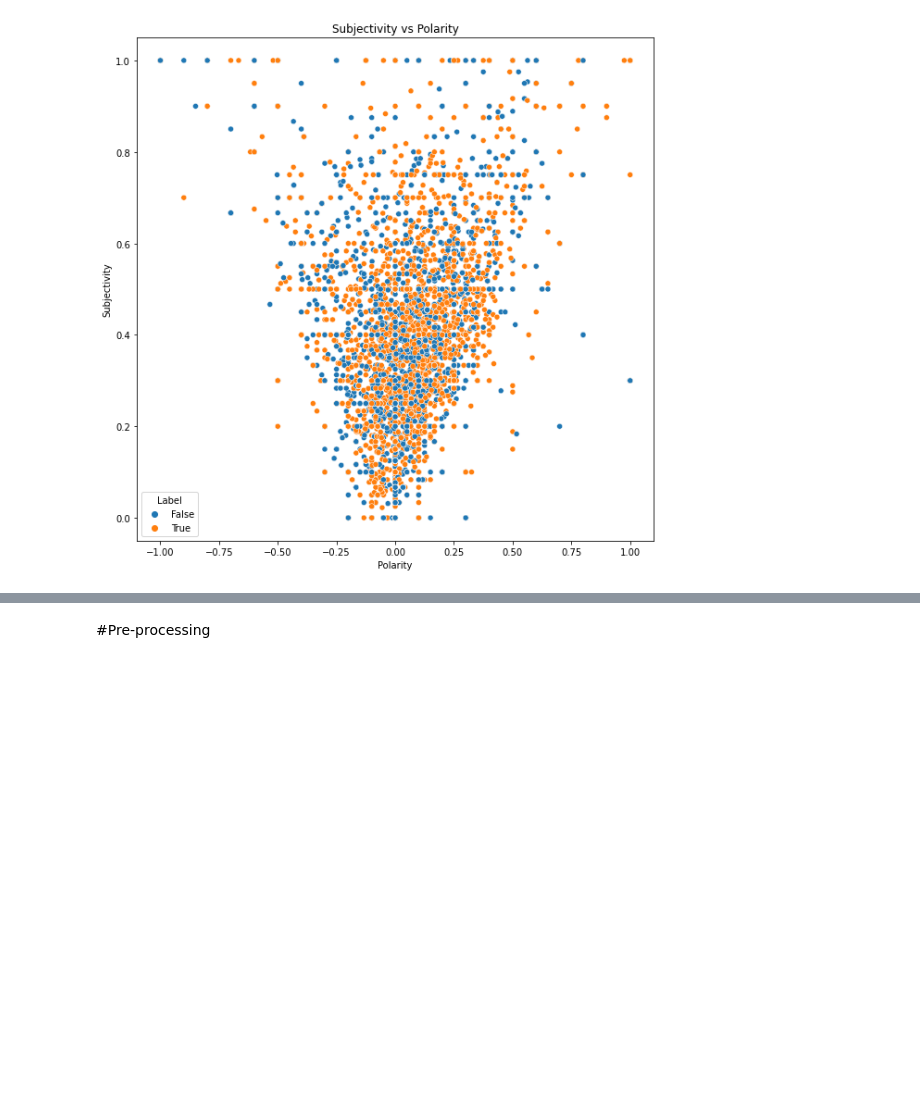
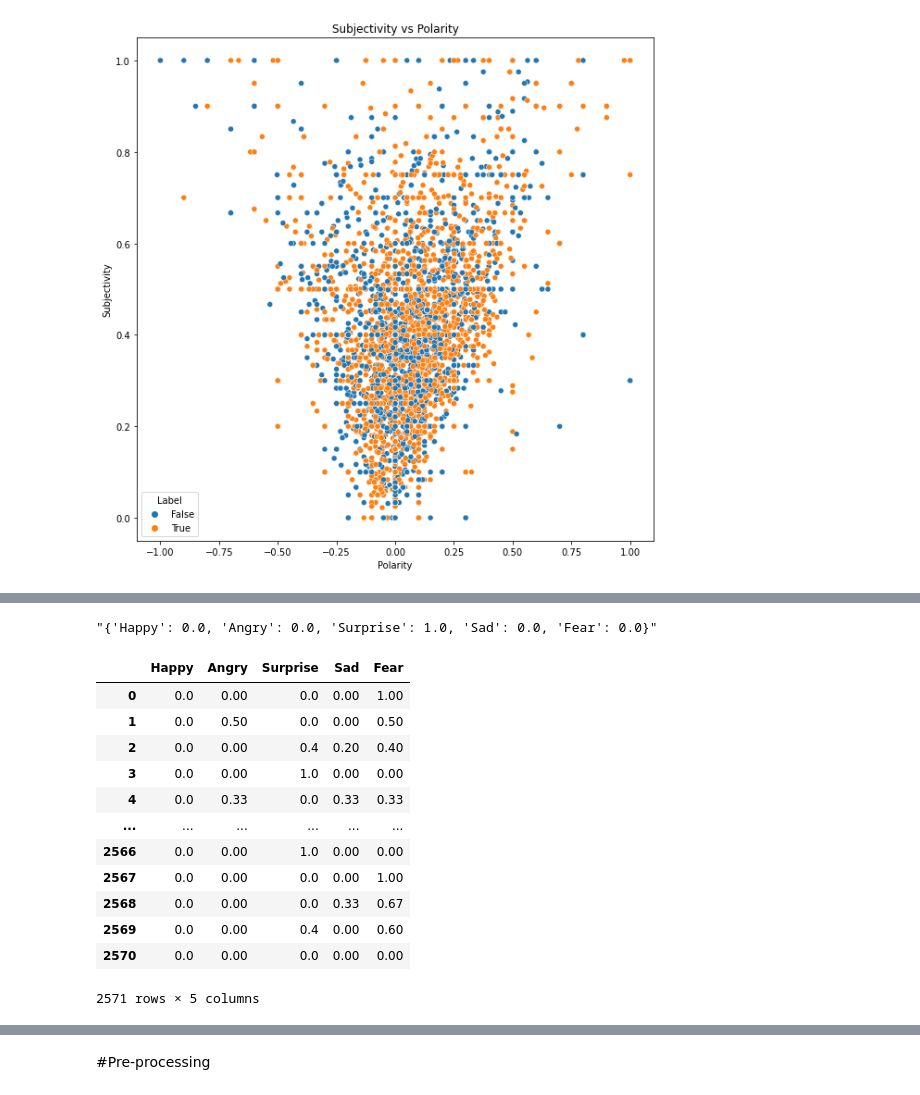
Before and after one commit to vasvarym/FakeNewsProject, a Jupyter notebook: liardatasetsentiment.ipynb, the cells around one changed output, grey strips where cells are left out. Cells and saved outputs as stored; diff of their text form; code cells hidden in the pictures; blank space fills up the shorter version.

```diff
--- a/liardatasetsentiment.ipynb
+++ b/liardatasetsentiment.ipynb
@@ -176,0 +239,4 @@ plt.show()
+# %%
+train['Emotions'][0]
+# %% [output]
+"{'Happy': 0.0, 'Angry': 0.0, 'Surprise': 1.0, 'Sad': 0.0, 'Fear': 0.0}"
@@ -176,0 +247,16 @@ plt.show()
+# %%
+validemo
+# %% [output]
+|  | Happy | Angry | Surprise | Sad | Fear |
+| 0 | 0.0 | 0.00 | 0.0 | 0.00 | 1.00 |
+| 1 | 0.0 | 0.50 | 0.0 | 0.00 | 0.50 |
+| 2 | 0.0 | 0.00 | 0.4 | 0.20 | 0.40 |
+| 3 | 0.0 | 0.00 | 1.0 | 0.00 | 0.00 |
+| 4 | 0.0 | 0.33 | 0.0 | 0.33 | 0.33 |
+| ... | ... | ... | ... | ... | ... |
+| 2566 | 0.0 | 0.00 | 1.0 | 0.00 | 0.00 |
+| 2567 | 0.0 | 0.00 | 0.0 | 0.00 | 1.00 |
+| 2568 | 0.0 | 0.00 | 0.0 | 0.33 | 0.67 |
+| 2569 | 0.0 | 0.00 | 0.4 | 0.00 | 0.60 |
+| 2570 | 0.0 | 0.00 | 0.0 | 0.00 | 0.00 |
+2571 rows × 5 columns
```
Also changed, not shown: parts of 16 cells of this notebook.
